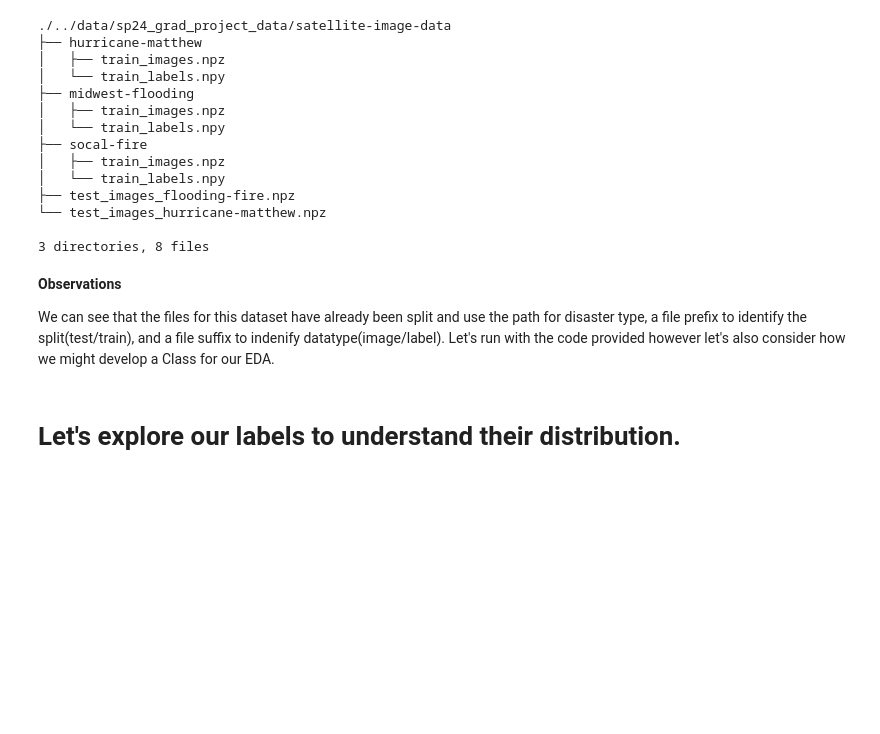
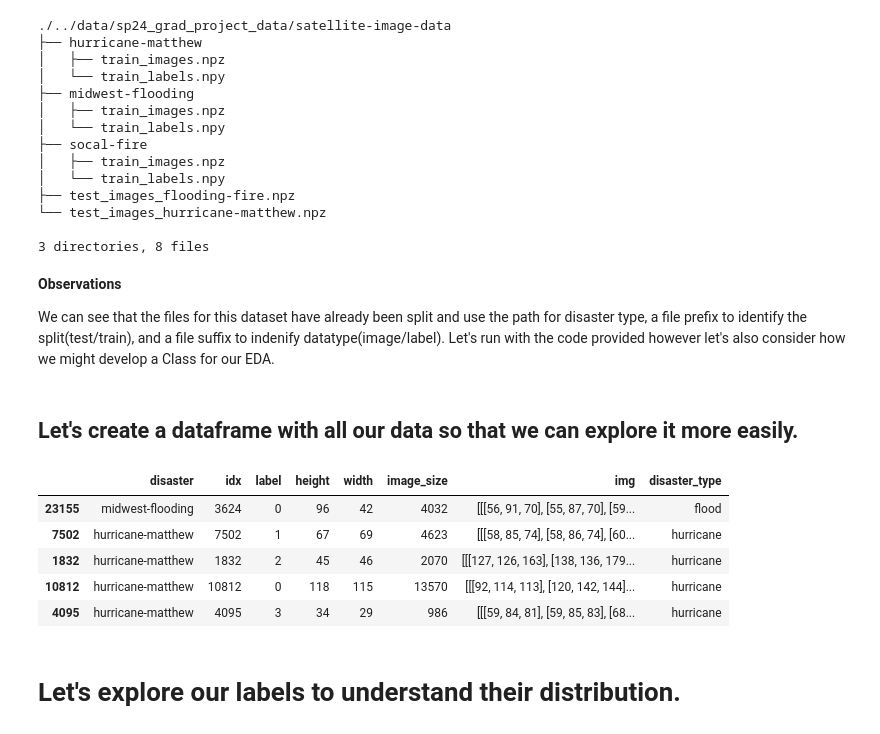
Before and after one commit to fractalclockwork/Data200, a Jupyter notebook: cv-satellite-images/Project_Computer_Vision.ipynb, the cells around one changed output. Cells and saved outputs as stored; diff of their text form; code cells hidden in the pictures; blank space fills up the shorter version.

```diff
--- a/cv-satellite-images/Project_Computer_Vision.ipynb
+++ b/cv-satellite-images/Project_Computer_Vision.ipynb
@@ -86,6 +86,41 @@ Loading train images and labels for midwest-flooding dataset...
 **Observations**
 
 We can see that the files for this dataset have already been split and use the path for disaster type, a file prefix to identify the split(test/train), and a file suffix to indenify datatype(image/label).  Let's run with the code provided however let's also consider how we might develop a Class for our EDA.
+# %% [markdown]
+## Let's create a dataframe with all our data so that we can explore it more easily.
+# %%
+import pandas as pd
+from itertools import product
+
+disaster = disaster_list[0]
+images = data[disaster]["images"]
+labels = data[disaster]["labels"]
+
+# Since we are doing EDA let's use a panda dataframe to collect our results
+
+# Create a list of our dictionaries
+data_list = [{'disaster': disaster,
+              'idx': idx,
+              'label': label,
+              'height': img.shape[0],
+              'width': img.shape[1],
+              'image_size': img.shape[0] * img.shape[1],
+              'img': np.array(img)}
+             for disaster in disaster_list
+             for idx, (img, label) in enumerate(zip(data[disaster]["images"], data[disaster]["labels"]))]
+
+# Convert our list of dictionaries into a DataFrame
+df = pd.DataFrame(data_list)
+disaster_regex = r'(fire|hurricane|flood)'
+df['disaster_type'] = df['disaster'].str.extract(disaster_regex)
+df.sample(5)
+# %% [output]
+|  | disaster | idx | label | height | width | image_size | img | disaster_type |
+| 23155 | midwest-flooding | 3624 | 0 | 96 | 42 | 4032 | [[[56, 91, 70], [55, 87, 70], [59... | flood |
+| 7502 | hurricane-matthew | 7502 | 1 | 67 | 69 | 4623 | [[[58, 85, 74], [58, 86, 74], [60... | hurricane |
+| 1832 | hurricane-matthew | 1832 | 2 | 45 | 46 | 2070 | [[[127, 126, 163], [138, 136, 179... | hurricane |
+| 10812 | hurricane-matthew | 10812 | 0 | 118 | 115 | 13570 | [[[92, 114, 113], [120, 142, 144]... | hurricane |
+| 4095 | hurricane-matthew | 4095 | 3 | 34 | 29 | 986 | [[[59, 84, 81], [59, 85, 83], [68... | hurricane |
 # %% [markdown]
 # Let's explore our labels to understand their distribution.
 # %%
```
Also changed, not shown: parts of 21 cells of this notebook.
